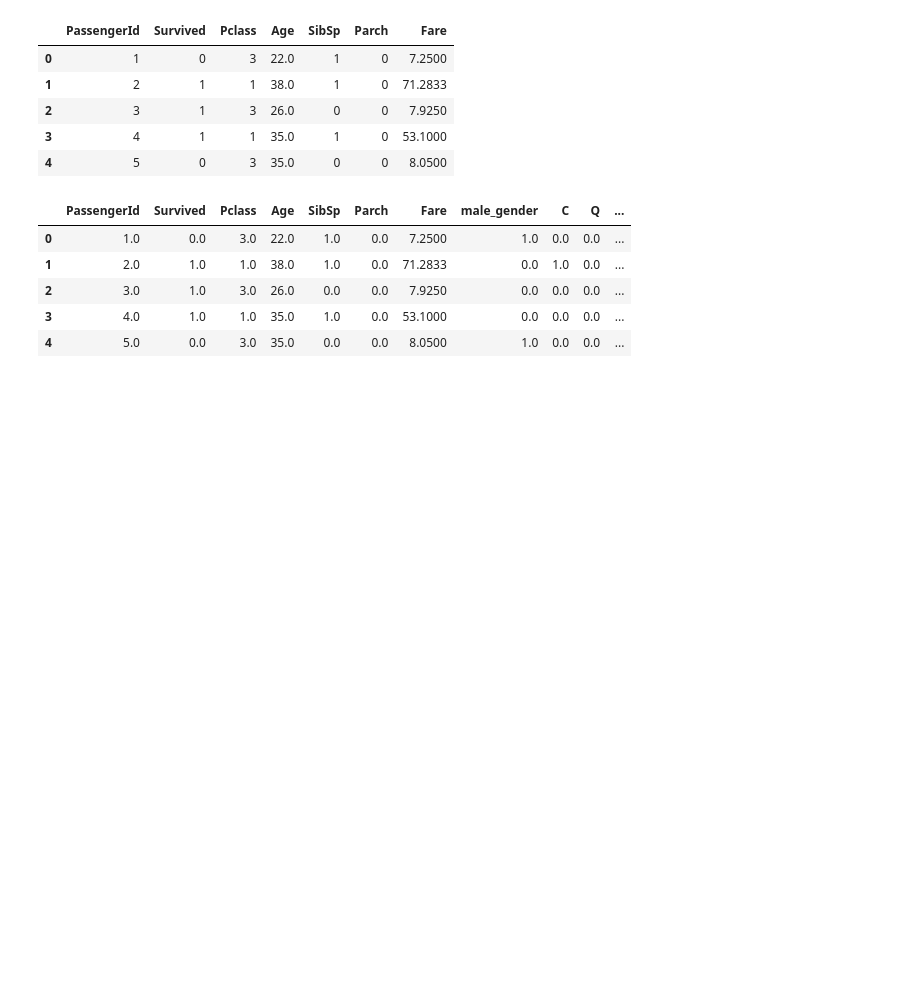
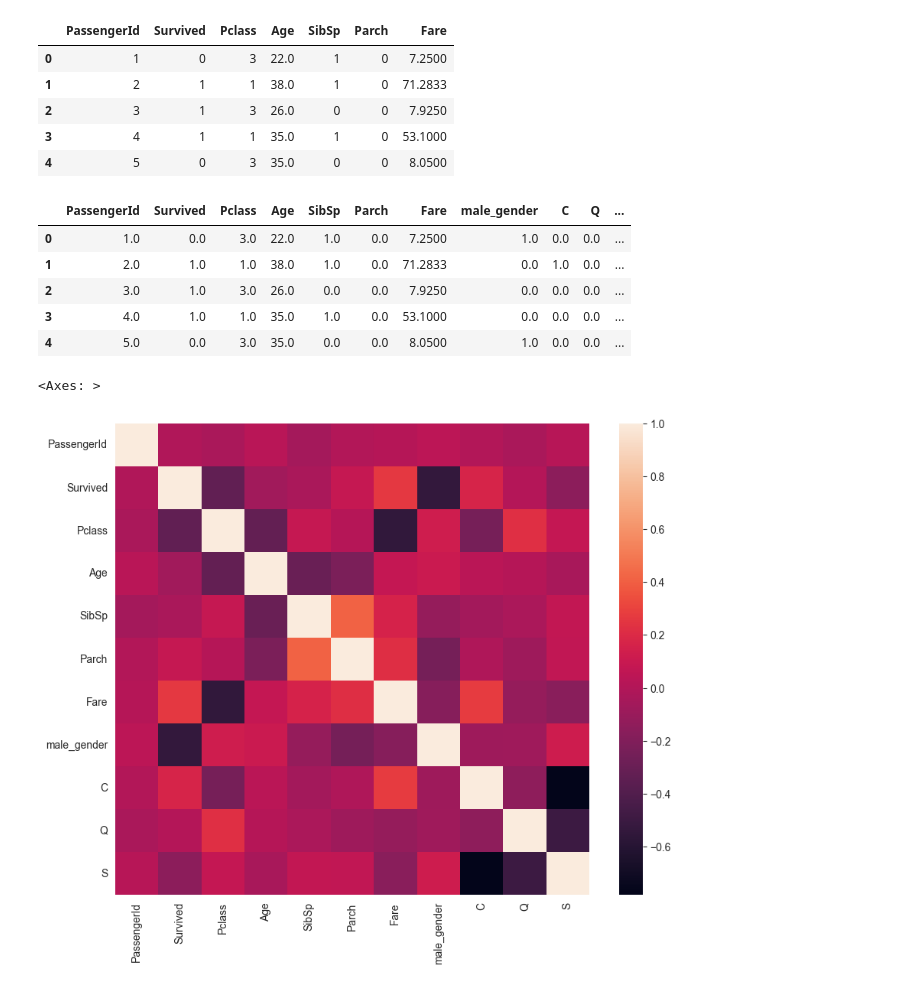
Before and after one commit to sathvik-mn/Python_Tutorial, a Jupyter notebook: Train.ipynb, the cells around one changed output. Cells and saved outputs as stored; diff of their text form; code cells hidden in the pictures; blank space fills up the shorter version.

```diff
--- a/Train.ipynb
+++ b/Train.ipynb
@@ -2611,8 +2609,8 @@ titanic_data.head()
 | 4 | 5 | 0 | 3 | 35.0 | 0 | 0 | 8.0500 |
 # %%
 #Concat new variables
-titatic_dmy = pd.concat([titanic_data, gender_df, embarked_df], axis = 1, verify_integrity=True).astype(float)
-titatic_dmy.head()
+titanic_dmy = pd.concat([titanic_data, gender_df, embarked_df], axis = 1, verify_integrity=True).astype(float)
+titanic_dmy.head()
 # %% [output]
 |  | PassengerId | Survived | Pclass | Age | SibSp | Parch | Fare | male_gender | C | Q | ... |
 | 0 | 1.0 | 0.0 | 3.0 | 22.0 | 1.0 | 0.0 | 7.2500 | 1.0 | 0.0 | 0.0 | ... |
@@ -2620,3 +2618,11 @@ titatic_dmy.head()
 | 2 | 3.0 | 1.0 | 3.0 | 26.0 | 0.0 | 0.0 | 7.9250 | 0.0 | 0.0 | 0.0 | ... |
 | 3 | 4.0 | 1.0 | 1.0 | 35.0 | 1.0 | 0.0 | 53.1000 | 0.0 | 0.0 | 0.0 | ... |
 | 4 | 5.0 | 0.0 | 3.0 | 35.0 | 0.0 | 0.0 | 8.0500 | 1.0 | 0.0 | 0.0 | ... |
+# %%
+#Validating dataset
+#check corelation
+
+sns.heatmap(titanic_dmy.corr())
+# %% [output]
+<Axes: >
+[figure, added]
```
Also changed, not shown: parts of 22 cells of this notebook.
